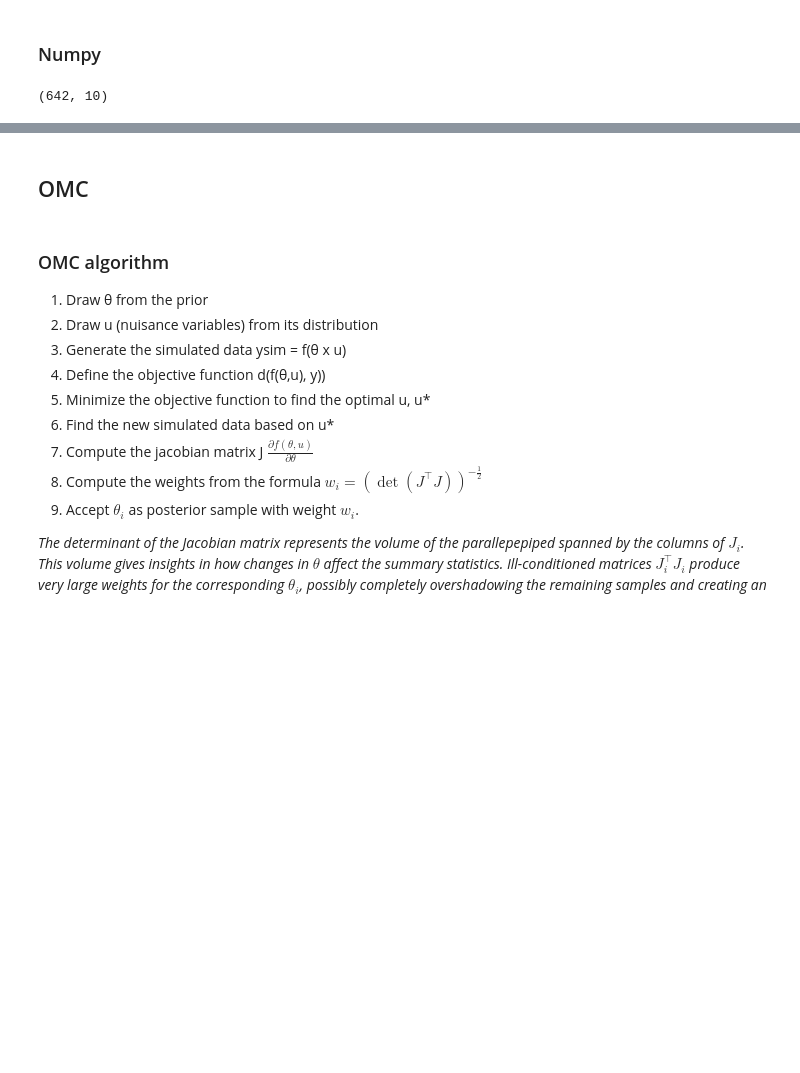
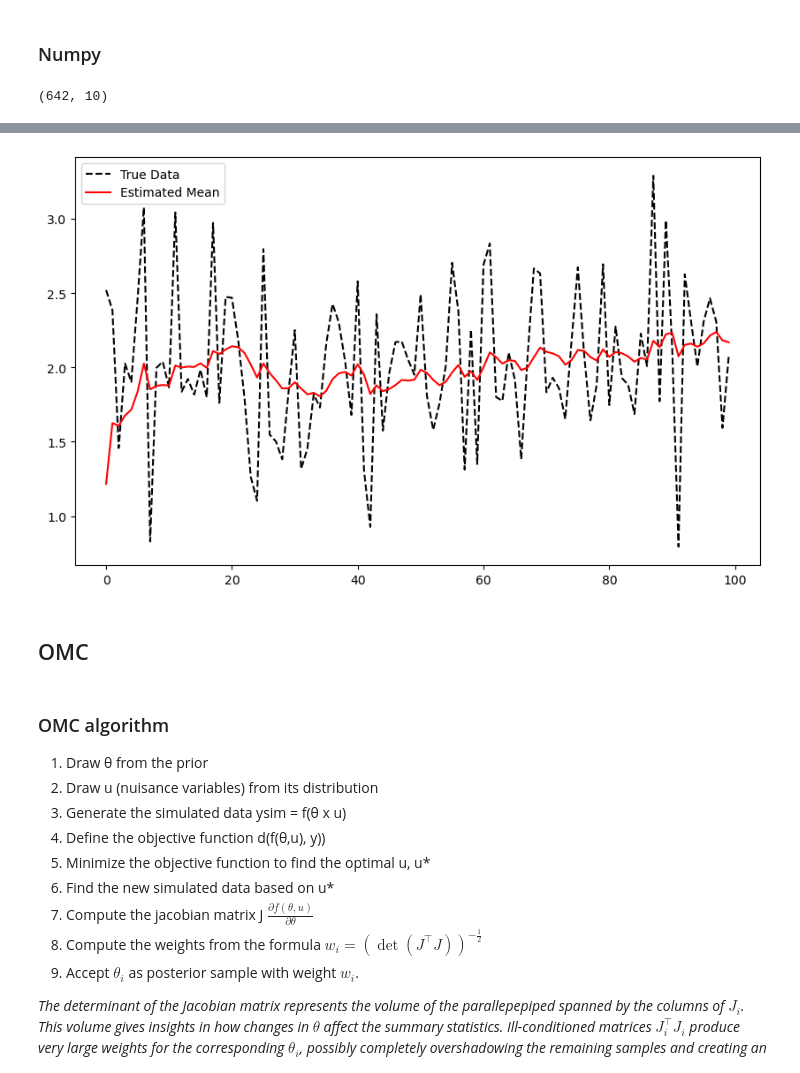
Before and after one commit to TheodoraChrysoula/SIB_examples, a Jupyter notebook: SIB_EXAMPLE.ipynb, the cells around one changed output, grey strips where cells are left out. Cells and saved outputs as stored; diff of their text form; code cells hidden in the pictures; blank space fills up the shorter version.

```diff
--- a/SIB_EXAMPLE.ipynb
+++ b/SIB_EXAMPLE.ipynb
@@ -68,0 +218,84 @@ samples_pos.shape # simulator1: 2: 1167, 5: 981, 10: 669, simulator2: 2: 1097:93
+# %%
+import numpy as np
+import matplotlib.pyplot as plt
+
+# Parametes
+N = 1000
+d = 1
+T = 100 # number of time steps
+
+# True model parameters
+true_mean = 2.0
+true_std = 0.5
+
+# Generate true data (for testing)
+true_data = true_mean + true_std*np.random.randn(T)
+print(true_data.shape)
+print(f"The first 5 data are: {true_data[:5]}")
+
+# Initializing particles(from prior distribution)
+def initialize_particles(N,d):
+    return np.random.randn(N,d) # Assuming a standard normal distribution as prior belief
+
+# Define the model dynamics (transition function)
+def transition_function(particles):
+    return particles + 0.1*np.random.randn(*particles.shape) # Add noise to particles
+
+# Define the likelihood function
+def likelihood(particles, observation):
+    return np.exp(-0.5*((particles-observation)**2)).flatten() # Gaussian likelihood
+
+# Resample particles based on weights
+def resample(particles, weights):
+    indices = np.random.choice(np.arange(N), size=N, p=weights/weights.sum())
+    return particles[indices]
+
+# Main SMC algorithm
+def smc_algorithm():
+    # Initialize particles
+    particles = initialize_particles(N,d)
+    weights = np.ones(N)/N
+
+    # List to store estimates of the mean for each time step
+    estimates = []
+
+    for t in range(T):
+        # Step 1: Prediction (Apply transition function)
+        particles = transition_function(particles)
+
+        # Step 2: Compute weights (based on the likelihood of observed data)
+        observation = true_data[t] # Assume we have true observed data
+        weights = likelihood(particles, observation)
+        #print(weights.shape)
+
+        # Normalize weights
+        weights /= np.sum(weights)
+
+        # Step 3: Resample particles based on their weights
+        particles = resample(particles, weights)
+
+        # Step 4: Mutation step (add gaussian noise to prevent particle degeneracy)
+        particles += 0.05*np.random.randn(N,d)
+
+        # Compute the mean estimate of the particles
+        mean_estimate = np.mean(particles)
+        estimates.append(mean_estimate)
+
+        # Optionally print some diagnostics
+        if t % 10 == 0:
+            print(f"Step {t}: Estimated mean = {mean_estimate}")
+
+    # Final estimate of the posterior
+    final_estimate = np.mean(particles)
+    print(f"Final estimate of the mean: {final_estimate}")
+
+    # Plot the results
+    plt.figure(figsize=(10,6))
+    plt.plot(true_data, label="True Data", color='k', linestyle='--')
+    plt.plot(estimates, label="Estimated Mean", color='r')
+    plt.legend()
+    plt.show()
+
+# Run the smc algorithm
+smc_algorithm()
+# %% [output]
@@ -69,3 +316,4 @@ samples_pos.shape # simulator1: 2: 1167, 5: 981, 10: 669, simulator2: 2: 1097:93
+[figure, added]
 # %% [markdown]
 ## OMC
 # %% [markdown]
```
Also changed, not shown: parts of 7 cells of this notebook, 1 other file.
